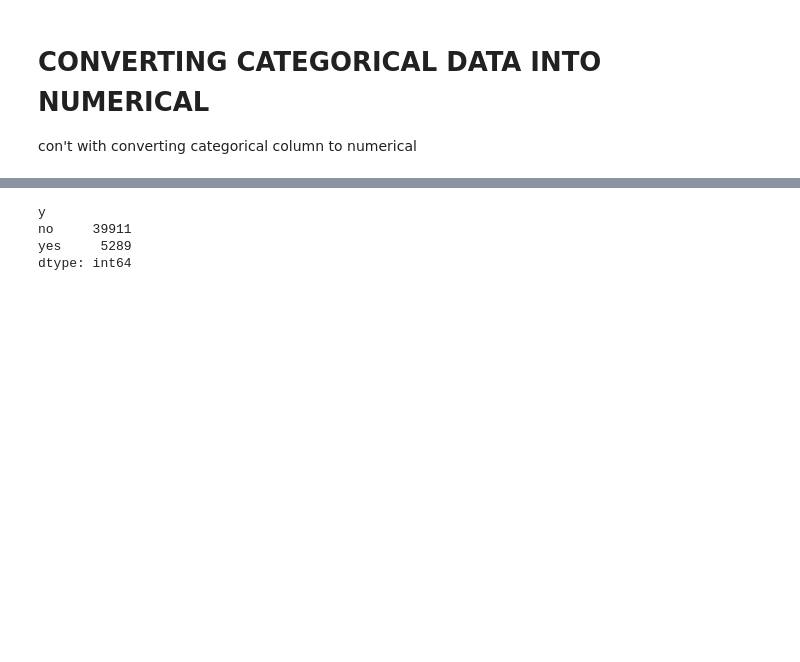
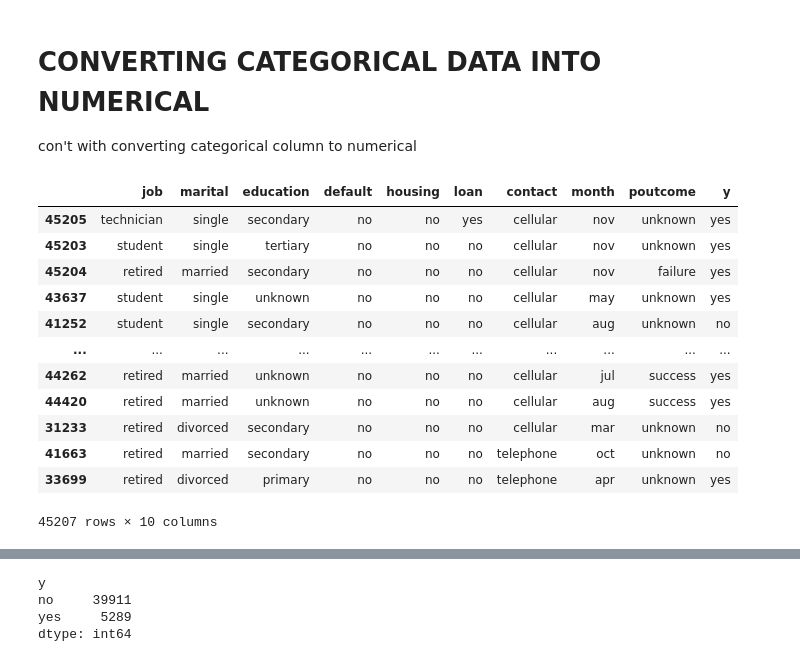
Before and after one commit to Ayomide-ola/UCDPA_Ayomide, a Jupyter notebook: predict term deposit project.ipynb, the cells around one changed output, grey strips where cells are left out. Drawn from its saved outputs; the diff is of its cells as text; code cells hidden in the pictures; blank space fills up the shorter version.

```diff
--- a/predict term deposit project.ipynb
+++ b/predict term deposit project.ipynb
@@ -302,0 +334,18 @@ con't with converting categorical column to numerical
+# %%
+#Getting dataframe of non numerical data and assigning to variable 'categorical_data'
+categorical_data = predic_f.select_dtypes(exclude="number")
+categorical_data
+# %% [output]
+|  | job | marital | education | default | housing | loan | contact | month | poutcome | y |
+| 45205 | technician | single | secondary | no | no | yes | cellular | nov | unknown | yes |
+| 45203 | student | single | tertiary | no | no | no | cellular | nov | unknown | yes |
+| 45204 | retired | married | secondary | no | no | no | cellular | nov | failure | yes |
+| 43637 | student | single | unknown | no | no | no | cellular | may | unknown | yes |
+| 41252 | student | single | secondary | no | no | no | cellular | aug | unknown | no |
+| ... | ... | ... | ... | ... | ... | ... | ... | ... | ... | ... |
+| 44262 | retired | married | unknown | no | no | no | cellular | jul | success | yes |
+| 44420 | retired | married | unknown | no | no | no | cellular | aug | success | yes |
+| 31233 | retired | divorced | secondary | no | no | no | cellular | mar | unknown | no |
+| 41663 | retired | married | secondary | no | no | no | telephone | oct | unknown | no |
+| 33699 | retired | divorced | primary | no | no | no | telephone | apr | unknown | yes |
+45207 rows × 10 columns
```
Also changed, not shown: parts of 25 cells of this notebook.
